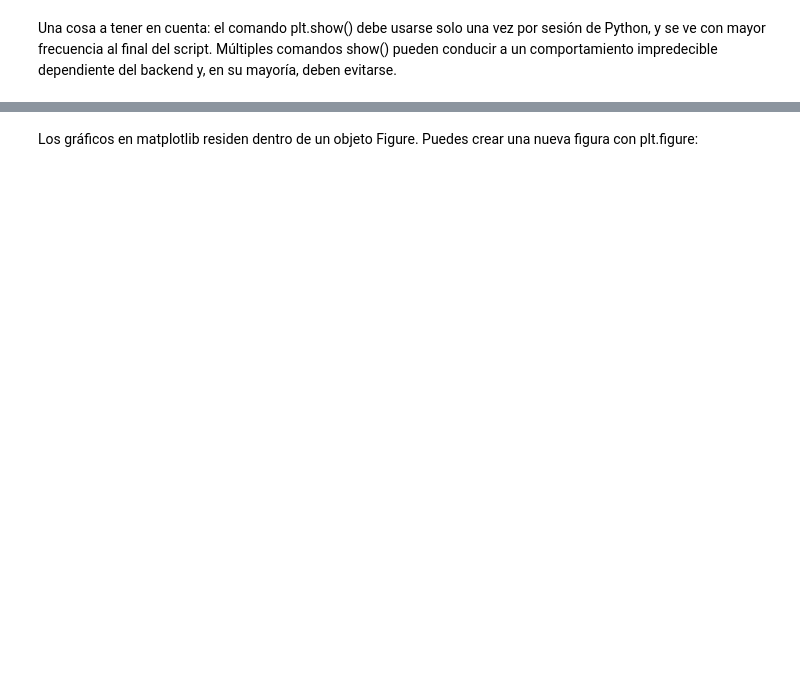
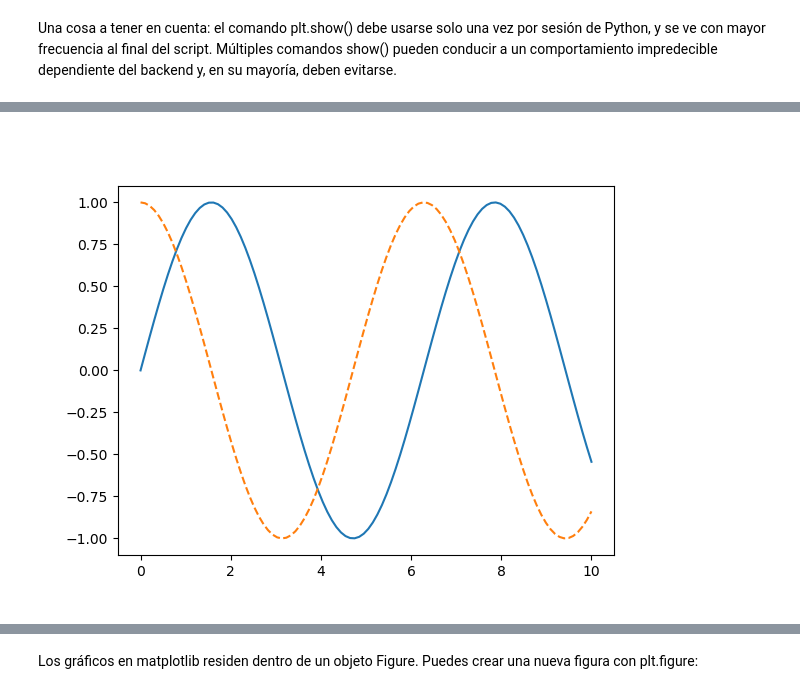
Before and after one commit to JuanAcevedoEcon/Data-Analysis-and-Intro-to-ML, a Jupyter notebook: Session 5/Sesión 5 (Análisis de datos - Visualización).ipynb, the cells around one changed output, grey strips where cells are left out. Cells and saved outputs as stored; diff of their text form; code cells hidden in the pictures; blank space fills up the shorter version.

```diff
--- a/Session 5/Sesión 5 (Análisis de datos - Visualización).ipynb
+++ b/Session 5/Sesión 5 (Análisis de datos - Visualización).ipynb
@@ -641,4 +691,6 @@ fig.____("my_figure.png")
 # %%
-from IPython.display import ____
-____("my_figure.png")
+from IPython.display import Image
+Image("my_figure.png")
+# %% [output]
+[figure, added]
 # %%
```
Also changed, not shown: parts of 27 cells of this notebook, 1 other file.
